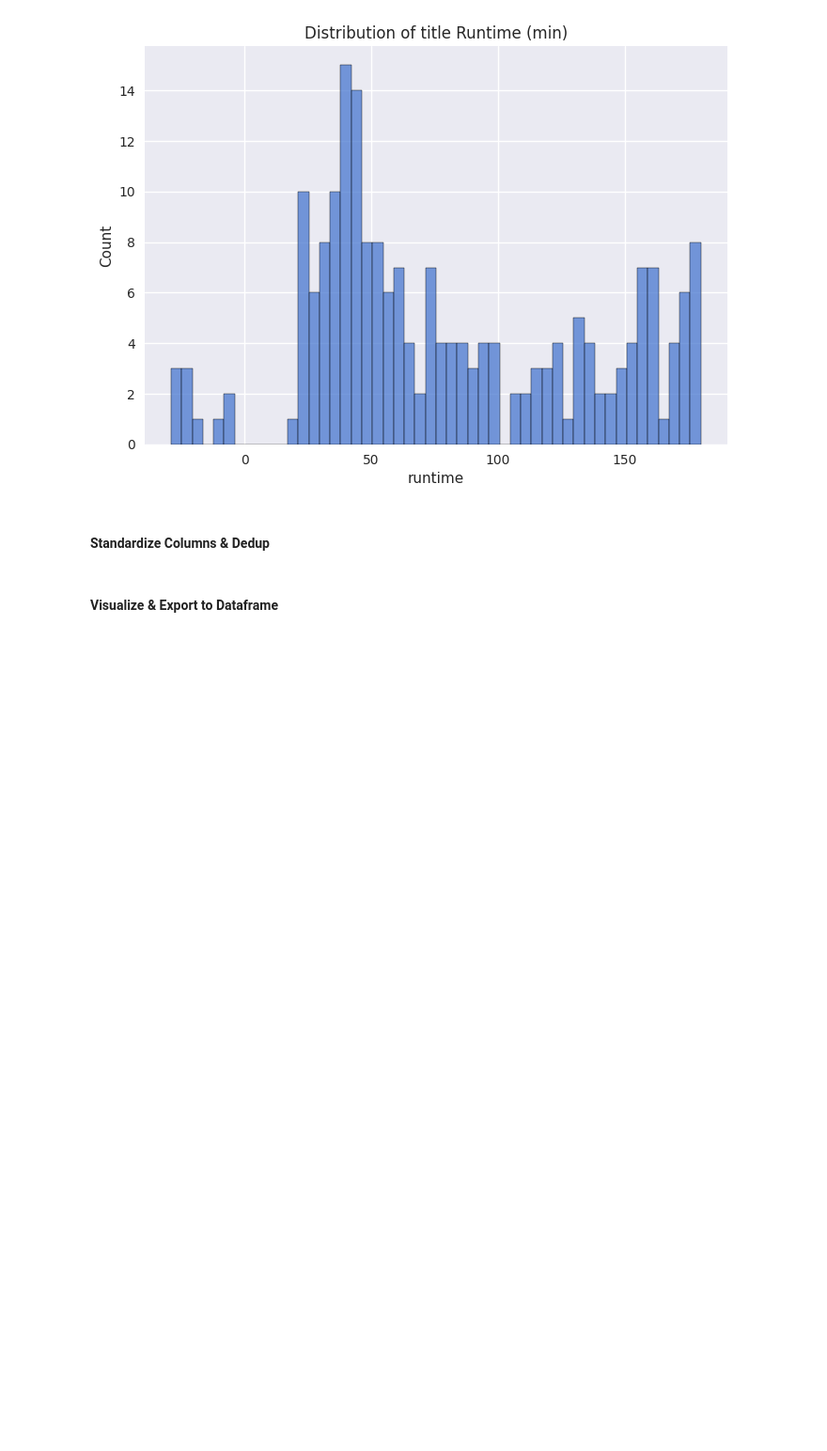
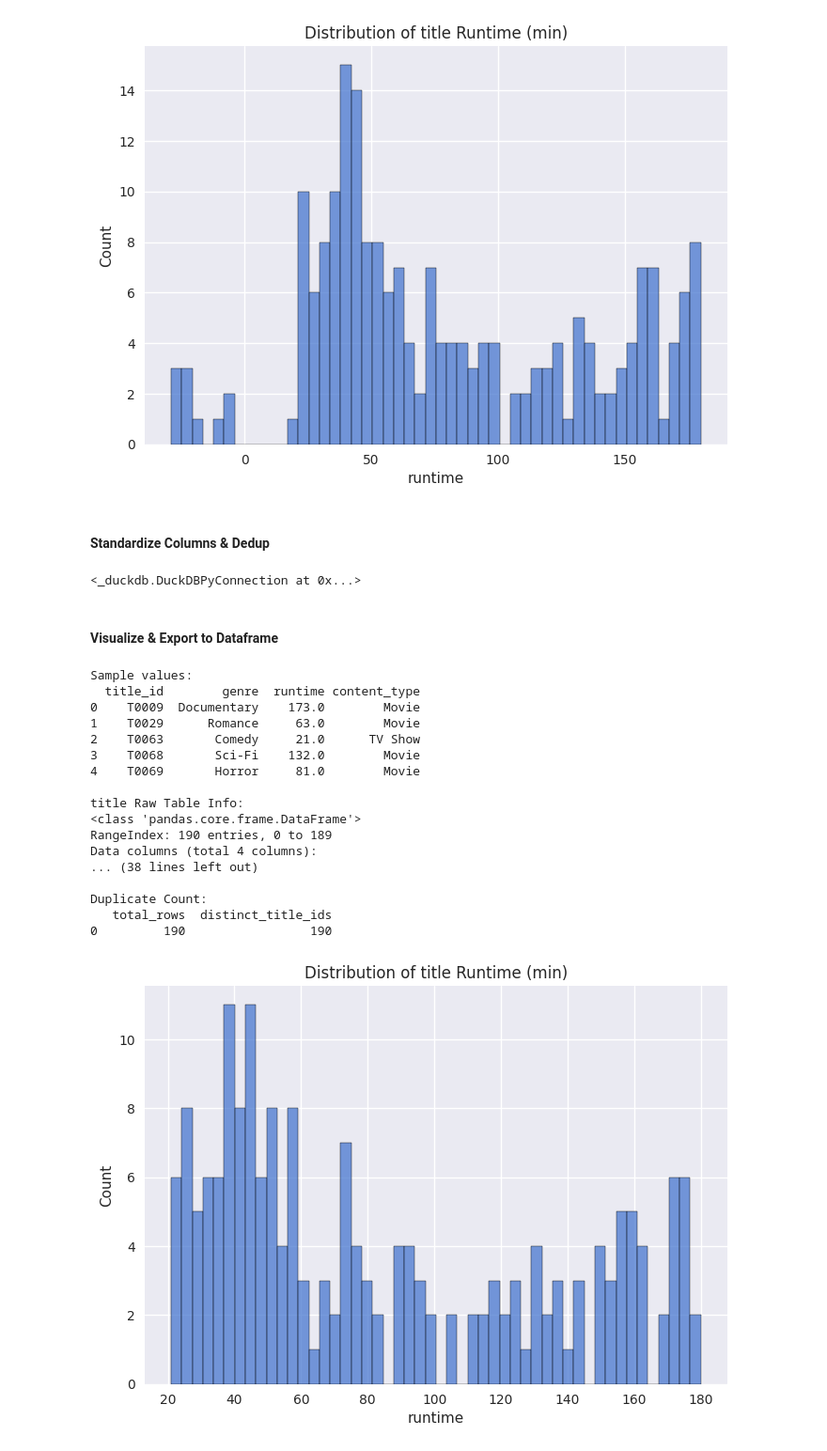
Before and after one commit to jasonho318/finance-analytics-project, a Jupyter notebook: Platform Engagement & Growth Analytics.ipynb, the cells around one changed output. Shown at 94% size. Saved outputs shown, nothing was run; the diff lists cells and outputs as text; code cells hidden in the pictures; blank space fills up the shorter version.

```diff
--- a/Platform Engagement & Growth Analytics.ipynb
+++ b/Platform Engagement & Growth Analytics.ipynb
@@ -495,65 +512,82 @@ Duplicate Count:
 #### Standardize Columns & Dedup
 # %%
 con.execute("""
-CREATE OR REPLACE TABLE content_clean AS
+CREATE OR REPLACE TABLE title_clean AS
   WITH ranked AS (
   SELECT
       *,
-      ROW_NUMBER() OVER (PARTITION BY content_id ORDER BY genre, runtime, release_date NULLS LAST) AS rn
-  FROM content_raw
+      ROW_NUMBER() OVER (PARTITION BY title_id ORDER BY genre, runtime NULLS LAST) AS rn
+  FROM title_raw
   )
   SELECT
-    content_id,
+    title_id,
     genre,
     CASE
       WHEN TRY_CAST(runtime AS DOUBLE) IS NULL OR TRY_CAST(runtime AS DOUBLE) < 0 THEN NULL
       ELSE TRY_CAST(runtime AS DOUBLE)
     END AS runtime,
-    CASE
-      WHEN TRY_CAST(release_date AS DATE) IS NULL THEN NULL
-      ELSE TRY_CAST(release_date AS DATE)
-    END AS release_date,
-    production_cost_usd,
-    licensed_flag
+    content_type
   FROM ranked
-  WHERE rn = 1 AND content_id IS NOT NULL AND runtime < 500 AND runtime > 0
+  WHERE rn = 1 AND title_id IS NOT NULL AND runtime < 500 AND runtime > 0
 """)
+# %% [output]
+<_duckdb.DuckDBPyConnection at 0x...>
 # %% [markdown]
 #### Visualize & Export to Dataframe
 # %%
 print("\nSample values:")
-print(con.execute(""" SELECT * FROM content_clean LIMIT 5; """).fetch_df())
+print(con.execute(""" SELECT * FROM title_clean LIMIT 5; """).fetch_df())
 
-print("\nContent Raw Table Info:")
-print(con.execute("""SELECT * FROM content_clean""").fetch_df().info())
+print("\ntitle Raw Table Info:")
+print(con.execute("""SELECT * FROM title_clean""").fetch_df().info())
 
 print ("\nGenre values:")
-print(con.execute("SELECT genre, COUNT(genre) from content_clean GROUP BY genre").fetchdf())
+print(con.execute("SELECT genre, COUNT(genre) from title_clean GROUP BY genre").fetchdf())
 
 print("\nDescriptive Statistics for Quantitative Columns:")
-print(con.execute("SELECT runtime_min, release_date FROM content_clean").fetchdf().describe())
+print(con.execute("SELECT runtime FROM title_clean").fetchdf().describe())
+
+print("\nNull values:")
+print(con.execute("""
+SELECT COUNT(*) AS total_rows,
+       COUNTIF(genre IS NULL) AS null_genre,
+       COUNTIF(runtime IS NULL) AS null_runtime,
+       COUNTIF(title_id IS NULL) AS null_title_id
+FROM title_clean;
+""").fetchdf())
 
 print("\nDuplicate Count:")
 print(con.execute("""
 SELECT COUNT(*) AS total_rows,
-       COUNT(DISTINCT content_id) AS distinct_content_ids
-FROM content_clean;
+       COUNT(DISTINCT title_id) AS distinct_title_ids
+FROM title_clean;
 """).fetchdf())
 
-sns.histplot(con.execute("SELECT runtime_min FROM content_clean").fetch_df(), x='runtime_min', bins=50)
-plt.title('Distribution of Content Runtime (min)')
+sns.histplot(con.execute("SELECT runtime FROM title_clean").fetch_df(), x='runtime', bins=50)
+plt.title('Distribution of title Runtime (min)')
 plt.show()
 
-sns.histplot(con.execute("SELECT production_cost_usd FROM content_clean").fetch_df(), x='production_cost_usd', bins=50)
-plt.title('Distribution of Content Production Cost (USD)')
+sns.countplot(data=con.execute("SELECT * FROM title_clean").fetch_df(), x='genre', order=con.execute("SELECT genre, COUNT(genre) from title_clean GROUP BY genre").fetch_df()['genre'])
+plt.title('title Count by Genre')
 plt.show()
 
-sns.histplot(con.execute("SELECT release_date FROM content_clean").fetch_df(), x='release_date', bins=50)
-plt.title('Distribution of Content Release Dates')
-plt.show()
-
-sns.countplot(data=con.execute("SELECT * FROM content_clean").fetch_df(), x='genre', order=con.execute("SELECT genre, COUNT(genre) from content_clean GROUP BY genre").fetch_df()['genre'])
-plt.title('Content Count by Genre')
-plt.show()
-
-content = con.execute("""SELECT * FROM content_clean""").fetch_df()
+title = con.execute("""SELECT * FROM title_clean""").fetch_df()
+# %% [output]
+Sample values:
+  title_id        genre  runtime content_type
+0    T0009  Documentary    173.0        Movie
+1    T0029      Romance     63.0        Movie
+2    T0063       Comedy     21.0      TV Show
+3    T0068       Sci-Fi    132.0        Movie
+4    T0069       Horror     81.0        Movie
+
+title Raw Table Info:
+<class 'pandas.core.frame.DataFrame'>
+RangeIndex: 190 entries, 0 to 189
+Data columns (total 4 columns):
+... (38 lines left out)
+
+Duplicate Count:
+   total_rows  distinct_title_ids
+0         190                 190
+[figure, added]
```
Also changed, not shown: parts of 55 cells of this notebook.
